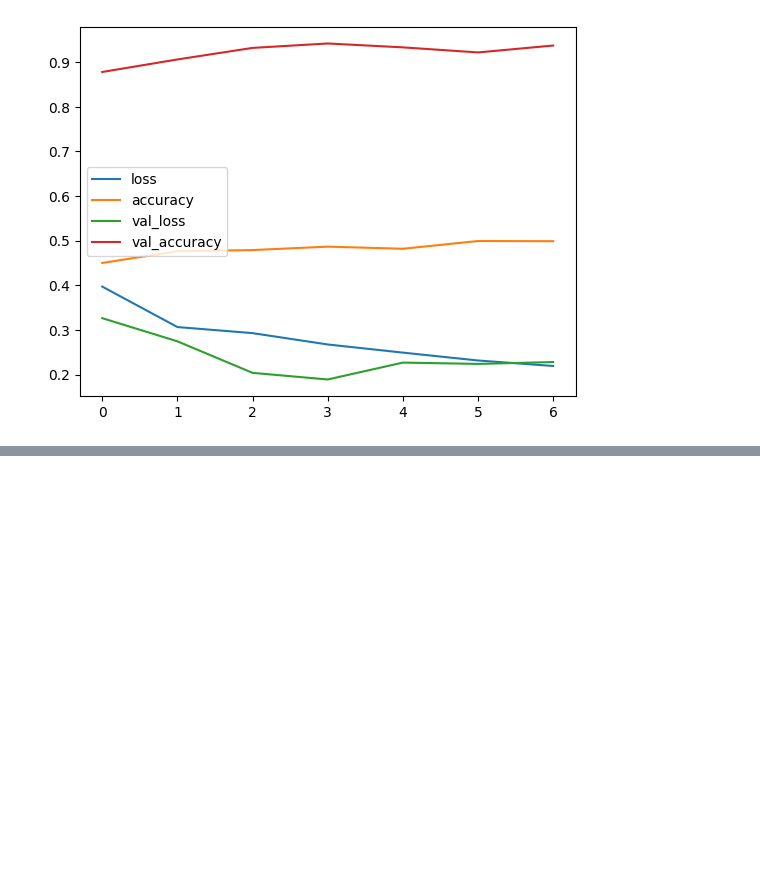
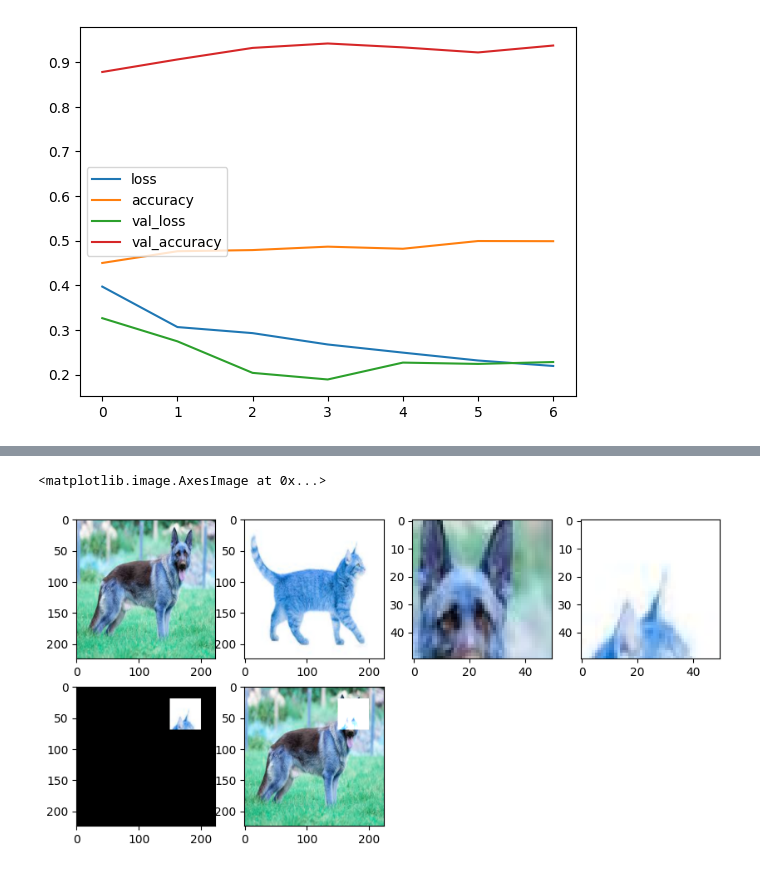
Before and after one commit to TusharMahata/Tensorflow_Learning, a Jupyter notebook: Malaria_2.ipynb, the cells around one changed output, grey strips where cells are left out. Cells and saved outputs as stored; diff of their text form; code cells hidden in the pictures; blank space fills up the shorter version.

```diff
--- a/Malaria_2.ipynb
+++ b/Malaria_2.ipynb
@@ -249,3 +249,44 @@ pd.DataFrame(lennet_history.history).plot()
 # %% [output]
 <Axes: >
 [figure]
+# %%
+img_size = 224
+# creating a function for resize and rescale dataset
+def resize(image):
+  return tf.image.resize(image, (img_size, img_size))/255.
+# %%
+import matplotlib.pyplot as plt
+import tensorflow as tf
+
+import cv2
+plt.figure(figsize=(10, 10))
+image_1 = cv2.imread('/content/dog.jpeg')
+image_1 = resize(image_1)
+plt.subplot(4, 4, 1)
+plt.imshow(image_1)
+
+image_2 = cv2.imread('/content/cat.jpeg')
+image_2 = resize(image_2)
+
+plt.subplot(4, 4, 2)
+plt.imshow(image_2)
+
+crop_1 = tf.image.crop_to_bounding_box(
+    image_1, 20, 150, 50, 50
+)
+plt.subplot(4, 4, 3)
+plt.imshow(crop_1)
+
+crop_2 = tf.image.crop_to_bounding_box(
+    image_2, 20, 150, 50, 50
+)
+plt.subplot(4, 4, 4)
+plt.imshow(crop_2)
+
+pad_1 = tf.image.pad_to_bounding_box(crop_2, 20, 150, img_size, img_size)
+plt.subplot(4, 4, 5)
+plt.imshow(pad_1)
+
+plt.subplot(4, 4, 6)
+plt.imshow(image_1 + pad_1)
+# %% [output]
@@ -251,0 +294,2 @@ pd.DataFrame(lennet_history.history).plot()
+<matplotlib.image.AxesImage at 0x...>
+[figure, added]
```
Also changed, not shown: parts of 1 cell of this notebook.
